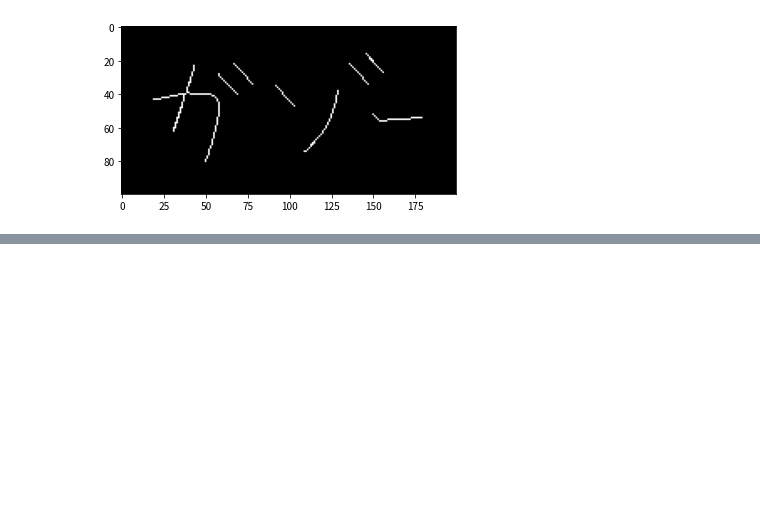
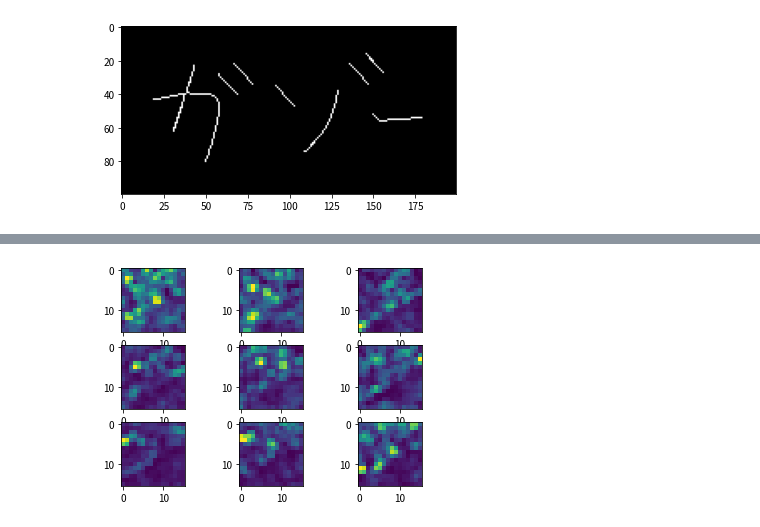
Before and after one commit to yudai0731/Gasyori100knock-1, a Jupyter notebook: Question_61_70/Myanswer.ipynb, the cells around one changed output, grey strips where cells are left out. Drawn from its saved outputs; the diff is of its cells as text; code cells hidden in the pictures; blank space fills up the shorter version.

```diff
--- a/Question_61_70/Myanswer.ipynb
+++ b/Question_61_70/Myanswer.ipynb
@@ -198,0 +248,19 @@ Deprecated in NumPy 1.20; for more details and guidance: https://numpy.org/devdo
+# %%
+# 勾配ヒストグラムの作成
+N=8
+cell_N_H = H//N
+cell_N_W = W//N
+histogram = np.zeros((cell_N_H, cell_N_W, 9), dtype=np.float32)
+
+for y in range(cell_N_H):
+    for x in range(cell_N_W):
+        for j in range(N):
+            for i in range(N):
+                histogram[y, x, gradient_quantized[y * 4 + j, x * 4 + i]] += mag[y * 4 + j, x * 4 + i]
+
+for i in range(9):
+    plt.subplot(3,3,i+1)
+    plt.imshow(histogram[..., i])
+plt.show()
+# %% [output]
+[figure, added]
```
Also changed, not shown: parts of 3 cells of this notebook, 3 other files.
